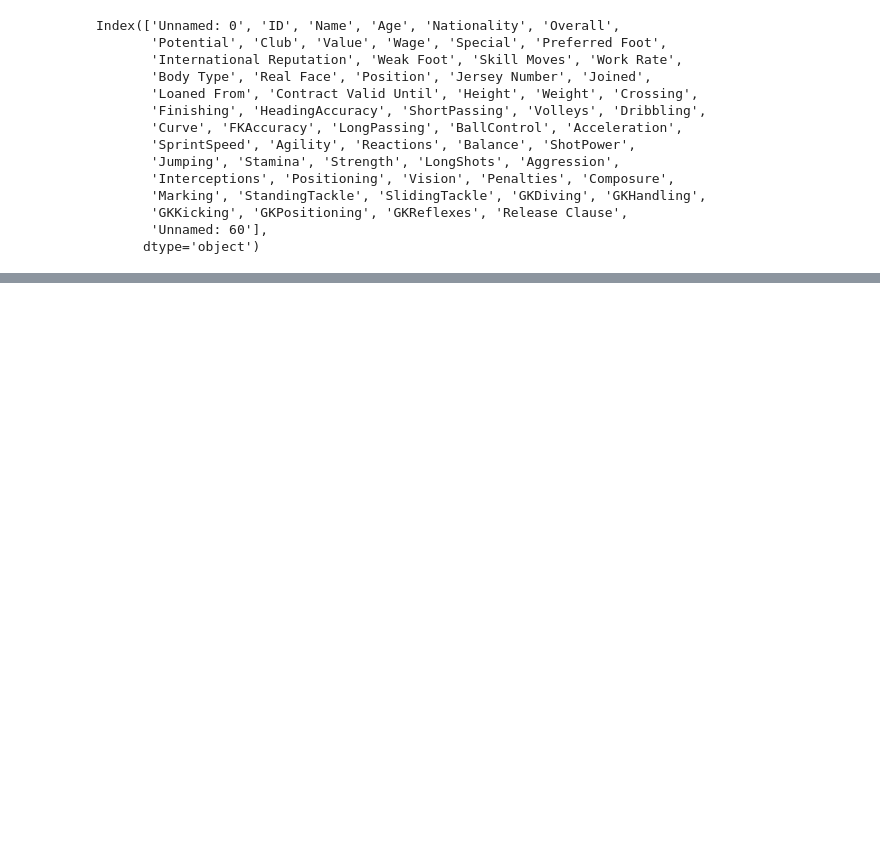
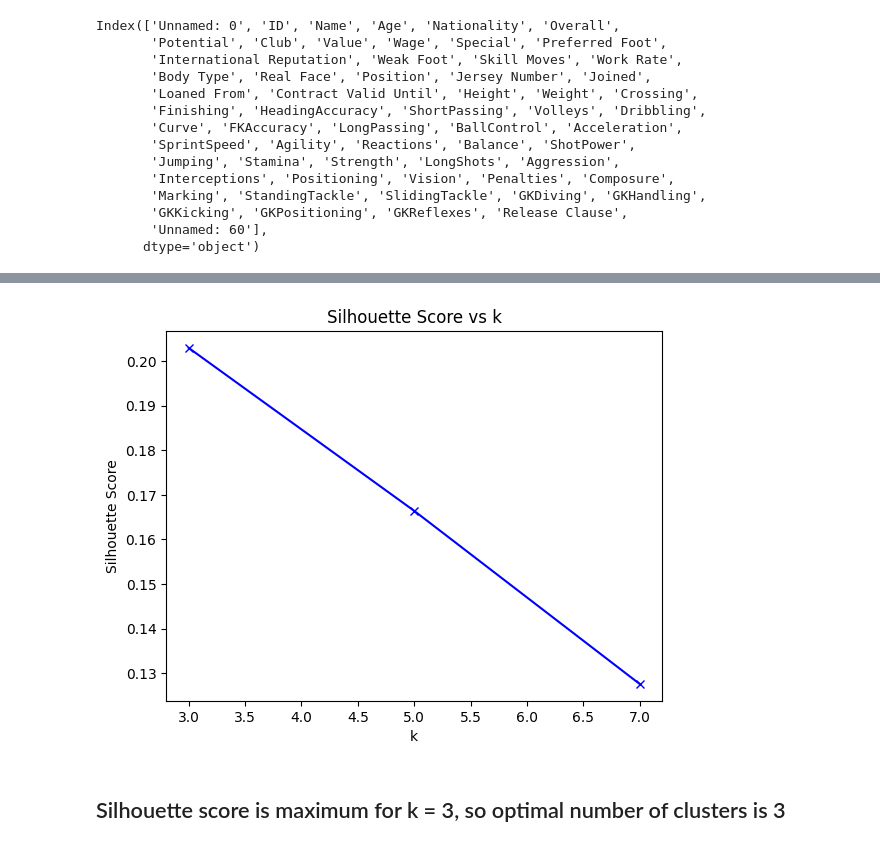
Before and after one commit to karthikprasanna/clustering, a Jupyter notebook: PartA.ipynb, the cells around one changed output, grey strips where cells are left out. Drawn from its saved outputs; the diff is of its cells as text; code cells hidden in the pictures; blank space fills up the shorter version.

```diff
--- a/PartA.ipynb
+++ b/PartA.ipynb
@@ -63,0 +139,20 @@ data = data.reset_index(drop=True)
+# %%
+from sklearn.metrics import silhouette_score
+scores = []
+
+for idx, k in enumerate(k_values):
+    kmeans = KMeans(k)
+    kmeans.fit(data)
+    scores.append(silhouette_score(data, kmeans.get_labels()))
+    print(f'progress: {(idx+1)*100/len(k_values)}%')
+# %%
+# plot the scores vs k
+plt.plot(k_values, scores, 'bx-')
+plt.xlabel('k')
+plt.ylabel('Silhouette Score')
+plt.title('Silhouette Score vs k')
+plt.show()
+# %% [output]
+[figure, added]
+# %% [markdown]
+## Silhouette score is maximum for k = 3, so optimal number of clusters is 3
```
Also changed, not shown: parts of 5 cells of this notebook.
